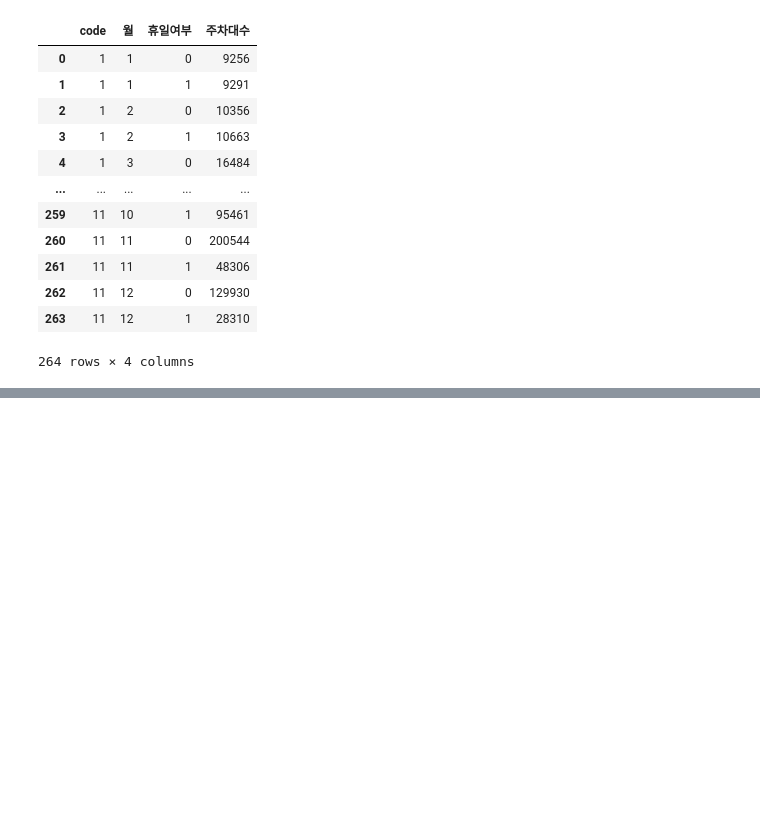
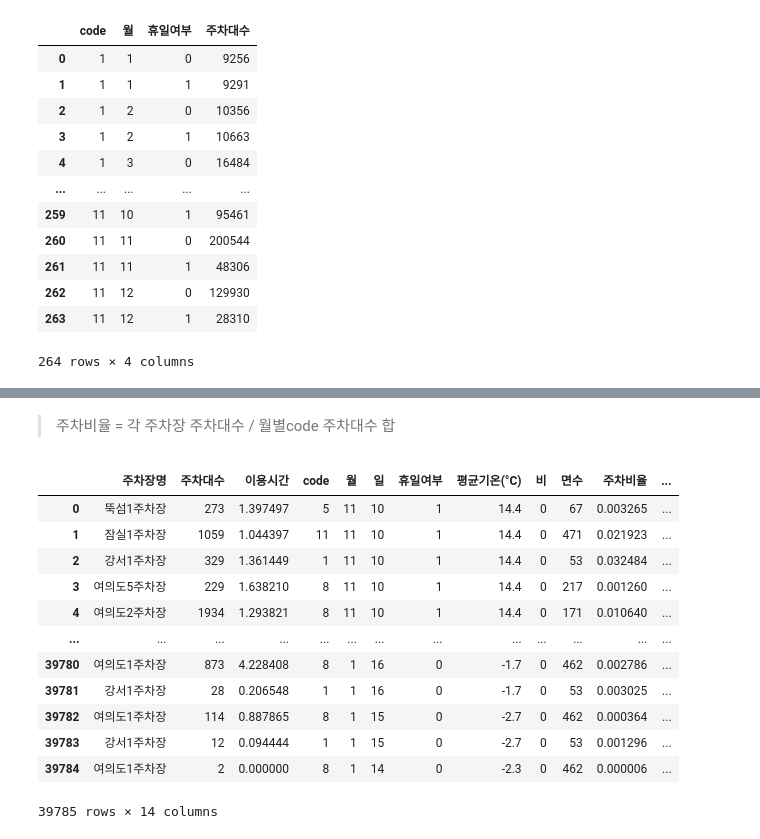
Before and after one commit to terryhyuk/HanGang_Mate, a Jupyter notebook: Python/DataAnalysis/seob/workspace.ipynb, the cells around one changed output, grey strips where cells are left out. Drawn from its saved outputs; the diff is of its cells as text; code cells hidden in the pictures; blank space fills up the shorter version.

```diff
--- a/Python/DataAnalysis/seob/workspace.ipynb
+++ b/Python/DataAnalysis/seob/workspace.ipynb
@@ -446,0 +354,30 @@ pd.merge(df, test, how='left', left_on=['code','월','휴일여부','주차장
+# %%
+df.rename(columns={'아침이용비율' : '월별아침이용자비율', '낮이용비율' : '월별낮이용자비율', '저녁이용비율' : '월별저녁이용자비율'},inplace= True)
+# %%
+# df['주차대수']*df['월별아침이용자비율']
+# df['일반이용자(아침)']*df['주차비율']
+df['아침이용자']=df['주차비율'] * df['일반이용자(아침)']
+df['낮이용자']=df['주차비율'] * df['일반이용자(낮)']
+df['저녁이용자']=df['주차비율'] * df['일반이용자(저녁)']
+# %%
+df.drop(['일반이용자(아침)','일반이용자(낮)','일반이용자(저녁)'],axis=1,inplace= True)
+# %%
+df.drop(['월별아침이용자비율','월별낮이용자비율','월별저녁이용자비율'],axis=1, inplace= True)
+# %% [markdown]
+> 주차비율 = 각 주차장 주차대수 / 월별code 주차대수 합
+# %%
+df
+# %% [output]
+|  | 주차장명 | 주차대수 | 이용시간 | code | 월 | 일 | 휴일여부 | 평균기온(°C) | 비 | 면수 | 주차비율 | ... |
+| 0 | 뚝섬1주차장 | 273 | 1.397497 | 5 | 11 | 10 | 1 | 14.4 | 0 | 67 | 0.003265 | ... |
+| 1 | 잠실1주차장 | 1059 | 1.044397 | 11 | 11 | 10 | 1 | 14.4 | 0 | 471 | 0.021923 | ... |
+| 2 | 강서1주차장 | 329 | 1.361449 | 1 | 11 | 10 | 1 | 14.4 | 0 | 53 | 0.032484 | ... |
+| 3 | 여의도5주차장 | 229 | 1.638210 | 8 | 11 | 10 | 1 | 14.4 | 0 | 217 | 0.001260 | ... |
+| 4 | 여의도2주차장 | 1934 | 1.293821 | 8 | 11 | 10 | 1 | 14.4 | 0 | 171 | 0.010640 | ... |
+| ... | ... | ... | ... | ... | ... | ... | ... | ... | ... | ... | ... | ... |
+| 39780 | 여의도1주차장 | 873 | 4.228408 | 8 | 1 | 16 | 0 | -1.7 | 0 | 462 | 0.002786 | ... |
+| 39781 | 강서1주차장 | 28 | 0.206548 | 1 | 1 | 16 | 0 | -1.7 | 0 | 53 | 0.003025 | ... |
+| 39782 | 여의도1주차장 | 114 | 0.887865 | 8 | 1 | 15 | 0 | -2.7 | 0 | 462 | 0.000364 | ... |
+| 39783 | 강서1주차장 | 12 | 0.094444 | 1 | 1 | 15 | 0 | -2.7 | 0 | 53 | 0.001296 | ... |
+| 39784 | 여의도1주차장 | 2 | 0.000000 | 8 | 1 | 14 | 0 | -2.3 | 0 | 462 | 0.000006 | ... |
+39785 rows × 14 columns
```
Also changed, not shown: parts of 27 cells of this notebook.
